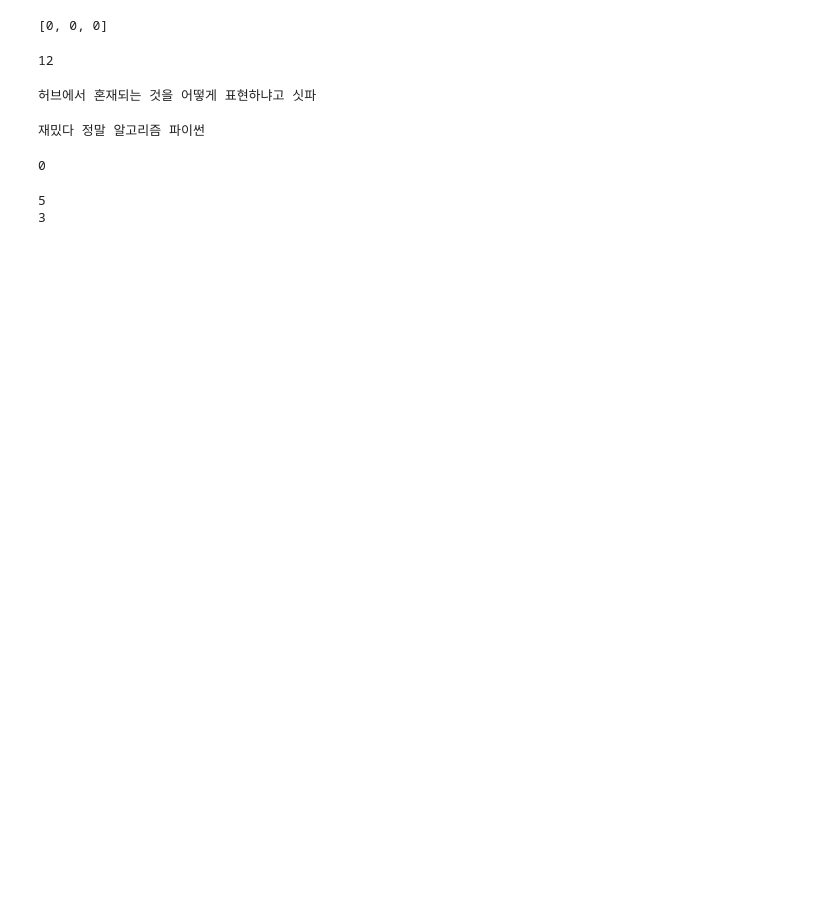
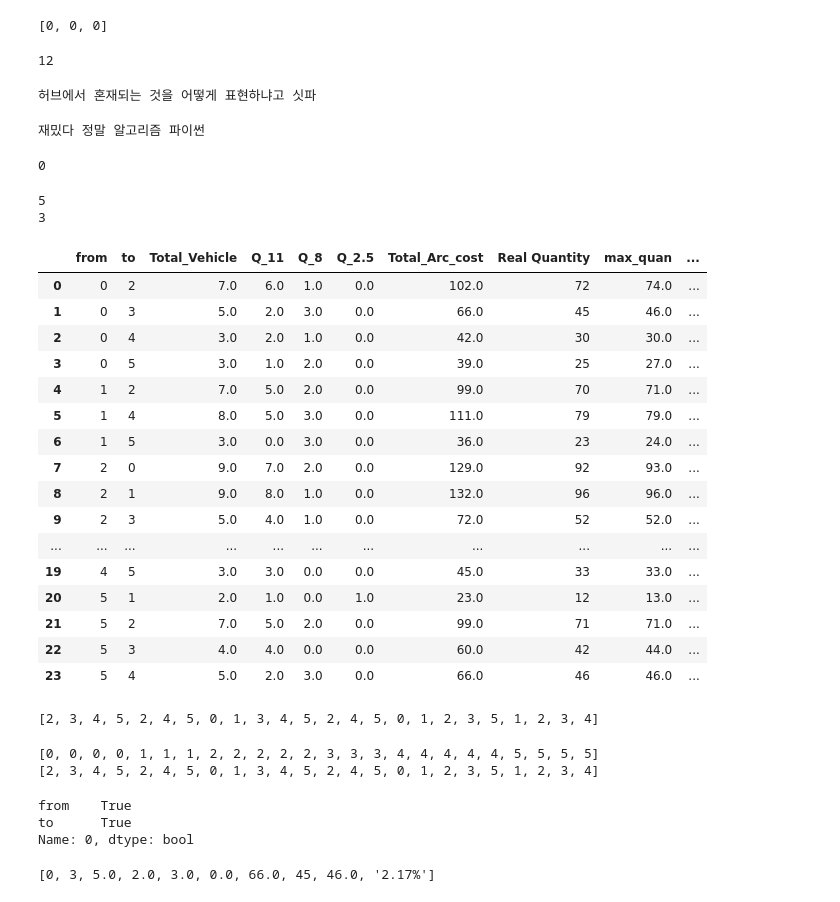
Before and after one commit to Lukaid/In_HLI, a Jupyter notebook: Untitled.ipynb, the cells around one changed output. Cells and saved outputs as stored; diff of their text form; code cells hidden in the pictures; blank space fills up the shorter version.

```diff
--- a/Untitled.ipynb
+++ b/Untitled.ipynb
@@ -1039,3 +1039,54 @@ print(b)
 # %% [output]
 5
 3
+# %%
+import pandas as pd
+import itertools
+
+result_2 = pd.read_csv("result_2.csv")
+
+result_2 = result_2.drop('Unnamed: 0', axis=1)
+
+result_2
+# %% [output]
+|  | from | to | Total_Vehicle | Q_11 | Q_8 | Q_2.5 | Total_Arc_cost | Real Quantity | max_quan | ... |
+| 0 | 0 | 2 | 7.0 | 6.0 | 1.0 | 0.0 | 102.0 | 72 | 74.0 | ... |
+| 1 | 0 | 3 | 5.0 | 2.0 | 3.0 | 0.0 | 66.0 | 45 | 46.0 | ... |
+| 2 | 0 | 4 | 3.0 | 2.0 | 1.0 | 0.0 | 42.0 | 30 | 30.0 | ... |
+| 3 | 0 | 5 | 3.0 | 1.0 | 2.0 | 0.0 | 39.0 | 25 | 27.0 | ... |
+| 4 | 1 | 2 | 7.0 | 5.0 | 2.0 | 0.0 | 99.0 | 70 | 71.0 | ... |
+| 5 | 1 | 4 | 8.0 | 5.0 | 3.0 | 0.0 | 111.0 | 79 | 79.0 | ... |
+| 6 | 1 | 5 | 3.0 | 0.0 | 3.0 | 0.0 | 36.0 | 23 | 24.0 | ... |
+| 7 | 2 | 0 | 9.0 | 7.0 | 2.0 | 0.0 | 129.0 | 92 | 93.0 | ... |
+| 8 | 2 | 1 | 9.0 | 8.0 | 1.0 | 0.0 | 132.0 | 96 | 96.0 | ... |
+| 9 | 2 | 3 | 5.0 | 4.0 | 1.0 | 0.0 | 72.0 | 52 | 52.0 | ... |
+| ... | ... | ... | ... | ... | ... | ... | ... | ... | ... | ... |
+| 19 | 4 | 5 | 3.0 | 3.0 | 0.0 | 0.0 | 45.0 | 33 | 33.0 | ... |
+| 20 | 5 | 1 | 2.0 | 1.0 | 0.0 | 1.0 | 23.0 | 12 | 13.0 | ... |
+| 21 | 5 | 2 | 7.0 | 5.0 | 2.0 | 0.0 | 99.0 | 71 | 71.0 | ... |
+| 22 | 5 | 3 | 4.0 | 4.0 | 0.0 | 0.0 | 60.0 | 42 | 44.0 | ... |
+| 23 | 5 | 4 | 5.0 | 2.0 | 3.0 | 0.0 | 66.0 | 46 | 46.0 | ... |
+# %%
+list(result_2['from'])
+list(result_2['to'])
+# %% [output]
+[2, 3, 4, 5, 2, 4, 5, 0, 1, 3, 4, 5, 2, 4, 5, 0, 1, 2, 3, 5, 1, 2, 3, 4]
+# %%
+print(list(result_2['from']))
+print(list(result_2['to']))
+# %% [output]
+[0, 0, 0, 0, 1, 1, 1, 2, 2, 2, 2, 2, 3, 3, 3, 4, 4, 4, 4, 4, 5, 5, 5, 5]
+[2, 3, 4, 5, 2, 4, 5, 0, 1, 3, 4, 5, 2, 4, 5, 0, 1, 2, 3, 5, 1, 2, 3, 4]
+# %%
+result_2.loc[0][0:2] == result_2.loc[0][0:2]
+# %% [output]
+from    True
+to      True
+Name: 0, dtype: bool
+# %%
+list(result_2.loc[1][0:2])[::-1]
+
+
+list(result_2.loc[1])
+# %% [output]
+[0, 3, 5.0, 2.0, 3.0, 0.0, 66.0, 45, 46.0, '2.17%']
```
Also changed, not shown: parts of 6 cells of this notebook.
